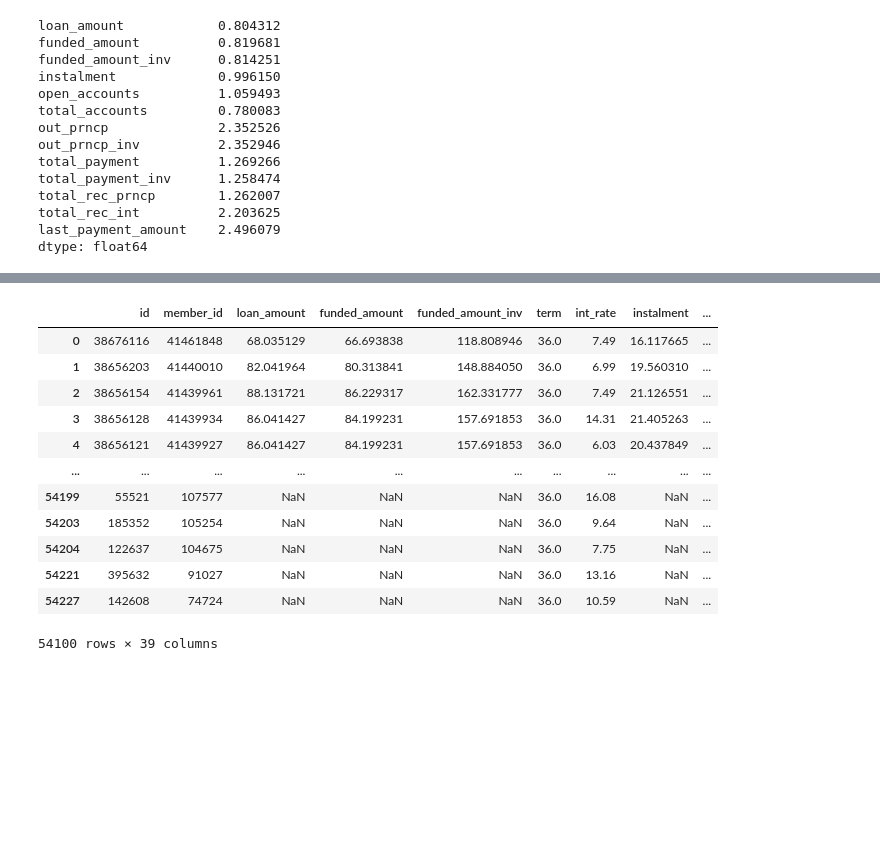
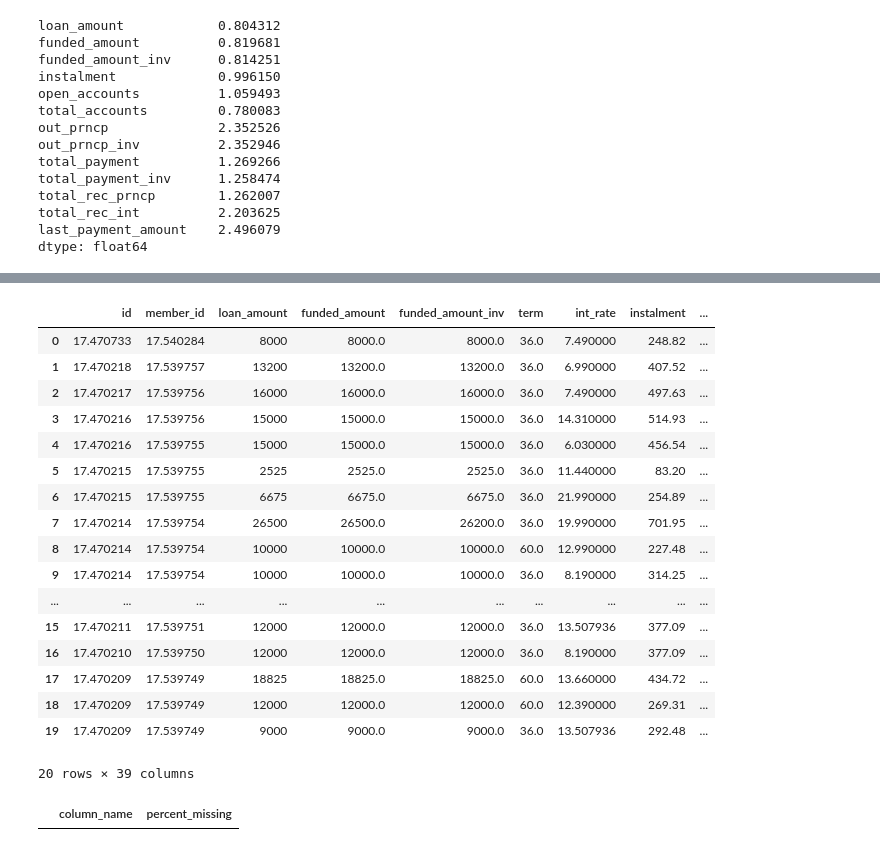
Before and after one commit to hameed0380/EDA-Customer-Loans, a Jupyter notebook: main.ipynb, the cells around one changed output, grey strips where cells are left out. Cells and saved outputs as stored; diff of their text form; code cells hidden in the pictures; blank space fills up the shorter version.

Commit message:
changed the skew method to log and added identifier

```diff
--- a/main.ipynb
+++ b/main.ipynb
@@ -466,21 +415,0 @@ See the caveats in the documentation: https://pandas.pydata.org/pandas-docs/stab
-# %%
-# skew_df = transformed_df.skew(numeric_only=True).to_frame().reset_index()
-# skew_df = skew_df.loc[abs(skew_df[0]) >= 1]
-# skew_df
-#df.info()
-df['annual_inc'].head(20)
-df
-# %% [output]
-|  | id | member_id | loan_amount | funded_amount | funded_amount_inv | term | int_rate | instalment | ... |
-| 0 | 38676116 | 41461848 | 68.035129 | 66.693838 | 118.808946 | 36.0 | 7.49 | 16.117665 | ... |
-| 1 | 38656203 | 41440010 | 82.041964 | 80.313841 | 148.884050 | 36.0 | 6.99 | 19.560310 | ... |
-| 2 | 38656154 | 41439961 | 88.131721 | 86.229317 | 162.331777 | 36.0 | 7.49 | 21.126551 | ... |
-| 3 | 38656128 | 41439934 | 86.041427 | 84.199231 | 157.691853 | 36.0 | 14.31 | 21.405263 | ... |
-| 4 | 38656121 | 41439927 | 86.041427 | 84.199231 | 157.691853 | 36.0 | 6.03 | 20.437849 | ... |
-| ... | ... | ... | ... | ... | ... | ... | ... | ... | ... |
-| 54199 | 55521 | 107577 | NaN | NaN | NaN | 36.0 | 16.08 | NaN | ... |
-| 54203 | 185352 | 105254 | NaN | NaN | NaN | 36.0 | 9.64 | NaN | ... |
-| 54204 | 122637 | 104675 | NaN | NaN | NaN | 36.0 | 7.75 | NaN | ... |
-| 54221 | 395632 | 91027 | NaN | NaN | NaN | 36.0 | 13.16 | NaN | ... |
-| 54227 | 142608 | 74724 | NaN | NaN | NaN | 36.0 | 10.59 | NaN | ... |
-54100 rows × 39 columns
@@ -493,3 +416,29 @@ df
+# %%
+df['annual_inc'].head(20)
+df.head(20)
+# %% [output]
+|  | id | member_id | loan_amount | funded_amount | funded_amount_inv | term | int_rate | instalment | ... |
+| 0 | 17.470733 | 17.540284 | 8000 | 8000.0 | 8000.0 | 36.0 | 7.490000 | 248.82 | ... |
+| 1 | 17.470218 | 17.539757 | 13200 | 13200.0 | 13200.0 | 36.0 | 6.990000 | 407.52 | ... |
+| 2 | 17.470217 | 17.539756 | 16000 | 16000.0 | 16000.0 | 36.0 | 7.490000 | 497.63 | ... |
+| 3 | 17.470216 | 17.539756 | 15000 | 15000.0 | 15000.0 | 36.0 | 14.310000 | 514.93 | ... |
+| 4 | 17.470216 | 17.539755 | 15000 | 15000.0 | 15000.0 | 36.0 | 6.030000 | 456.54 | ... |
+| 5 | 17.470215 | 17.539755 | 2525 | 2525.0 | 2525.0 | 36.0 | 11.440000 | 83.20 | ... |
+| 6 | 17.470215 | 17.539755 | 6675 | 6675.0 | 6675.0 | 36.0 | 21.990000 | 254.89 | ... |
+| 7 | 17.470214 | 17.539754 | 26500 | 26500.0 | 26200.0 | 36.0 | 19.990000 | 701.95 | ... |
+| 8 | 17.470214 | 17.539754 | 10000 | 10000.0 | 10000.0 | 60.0 | 12.990000 | 227.48 | ... |
+| 9 | 17.470214 | 17.539754 | 10000 | 10000.0 | 10000.0 | 36.0 | 8.190000 | 314.25 | ... |
+| ... | ... | ... | ... | ... | ... | ... | ... | ... | ... |
+| 15 | 17.470211 | 17.539751 | 12000 | 12000.0 | 12000.0 | 36.0 | 13.507936 | 377.09 | ... |
+| 16 | 17.470210 | 17.539750 | 12000 | 12000.0 | 12000.0 | 36.0 | 8.190000 | 377.09 | ... |
+| 17 | 17.470209 | 17.539749 | 18825 | 18825.0 | 18825.0 | 60.0 | 13.660000 | 434.72 | ... |
+| 18 | 17.470209 | 17.539749 | 12000 | 12000.0 | 12000.0 | 60.0 | 12.390000 | 269.31 | ... |
+| 19 | 17.470209 | 17.539749 | 9000 | 9000.0 | 9000.0 | 36.0 | 13.507936 | 292.48 | ... |
+20 rows × 39 columns
+# %%
+df_info.get_missing_values()
+# %% [output]
+|  | column_name | percent_missing |
 # %%
 skew_df = df.skew(numeric_only=True).to_frame().reset_index()
 skew_df = skew_df.loc[abs(skew_df[0]) >= 0.5]  # Change the threshold as needed
```
Also changed, not shown: parts of 16 cells of this notebook, 1 other file.
